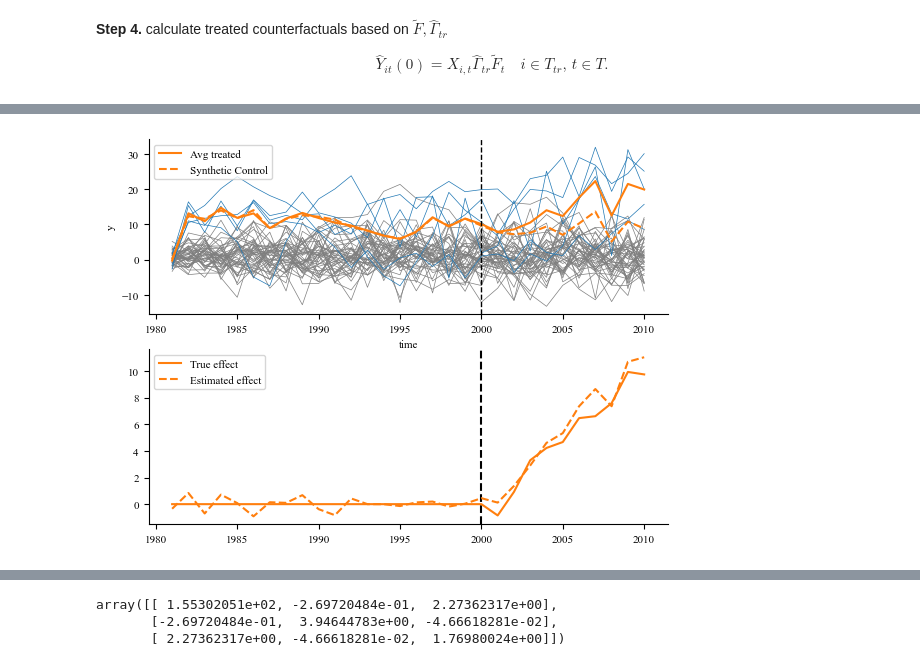
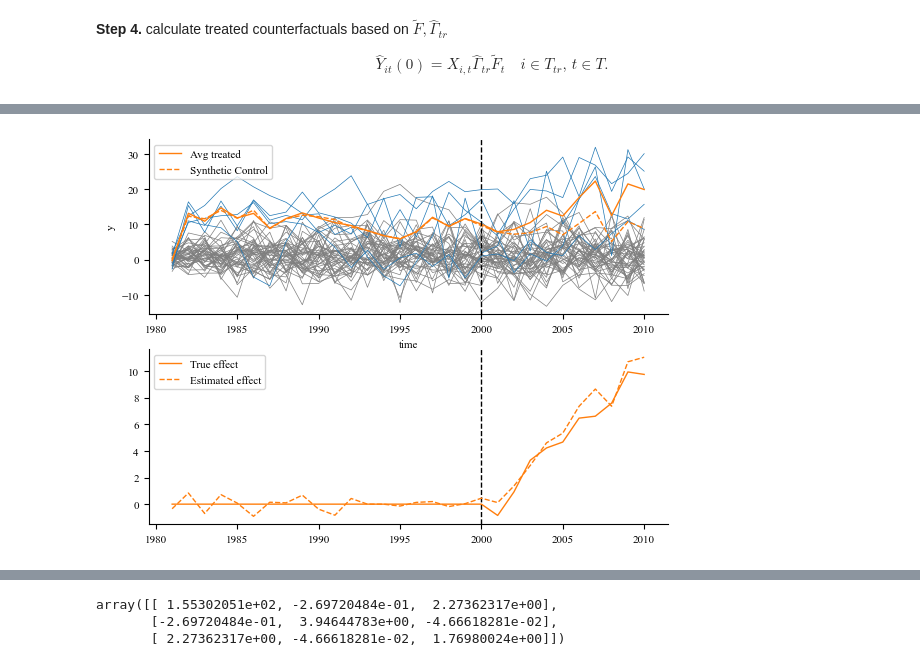
Before and after one commit to CongWang141/JMP, a Jupyter notebook: test2_estimation.ipynb, the cells around one changed output, grey strips where cells are left out. Saved outputs shown, nothing was run; the diff lists cells and outputs as text; code cells hidden in the pictures.

```diff
--- a/test2_estimation.ipynb
+++ b/test2_estimation.ipynb
@@ -305,21 +337,20 @@ residuals = np.mean(df.query("tr_group==1").pivot(index='id', columns='time', va
 # %%
 # plot the synthetic control with the actual outcomes of all units
-
 fig, (ax1, ax2) = plt.subplots(2, 1, figsize=(6.7, 5))
 
 sns.lineplot(data=df.query("tr_group==0"), x='time', y='y', units='id', estimator=None, ax=ax1, legend=False, color=colors[7], linewidth=0.5)
 sns.lineplot(data=df.query("tr_group==1"), x='time', y='y', units='id', estimator=None, ax=ax1, legend=False, color=colors[0], linewidth=0.5)
-ax1.plot(df.query("tr_group==1").groupby('time').y.mean(), color=colors[1], label='Avg treated')
-ax1.plot(df.time.unique(), Y_syn.mean(axis=0), color=colors[1], label='Synthetic Control', linestyle='--')
+ax1.plot(df.query("tr_group==1").groupby('time').y.mean(), color=colors[1], label='Avg treated', linewidth=1)
+ax1.plot(df.time.unique(), y1_hat.mean(axis=0), color=colors[1], label='Synthetic Control', linestyle='--', linewidth=1)
 ax1.axvline(x=df.query("post_period==0").time.max(), color='black', linestyle='--', linewidth=1)
 ax1.legend()
 
 # plot the estimated treatment effect
-ax2.axvline(x=df.query("post_period==0").time.max(), color='black', linestyle='--')
-ax2.plot(eff, color=colors[1], label='True effect')
-ax2.plot(residuals, color=colors[1], linestyle='--', label='Estimated effect')
+ax2.axvline(x=df.query("post_period==0").time.max(), color='black', linestyle='--', linewidth=1)
+ax2.plot(eff, color=colors[1], label='True effect', linewidth=1)
+ax2.plot(hat_residual, color=colors[1], linestyle='--', label='Estimated effect', linewidth=1)
 ax2.legend()
 
 sns.despine()
 # %% [output]
-[figure, old version]
+[figure, new version]
```
Also changed, not shown: parts of 5 cells of this notebook, 28 other files.
